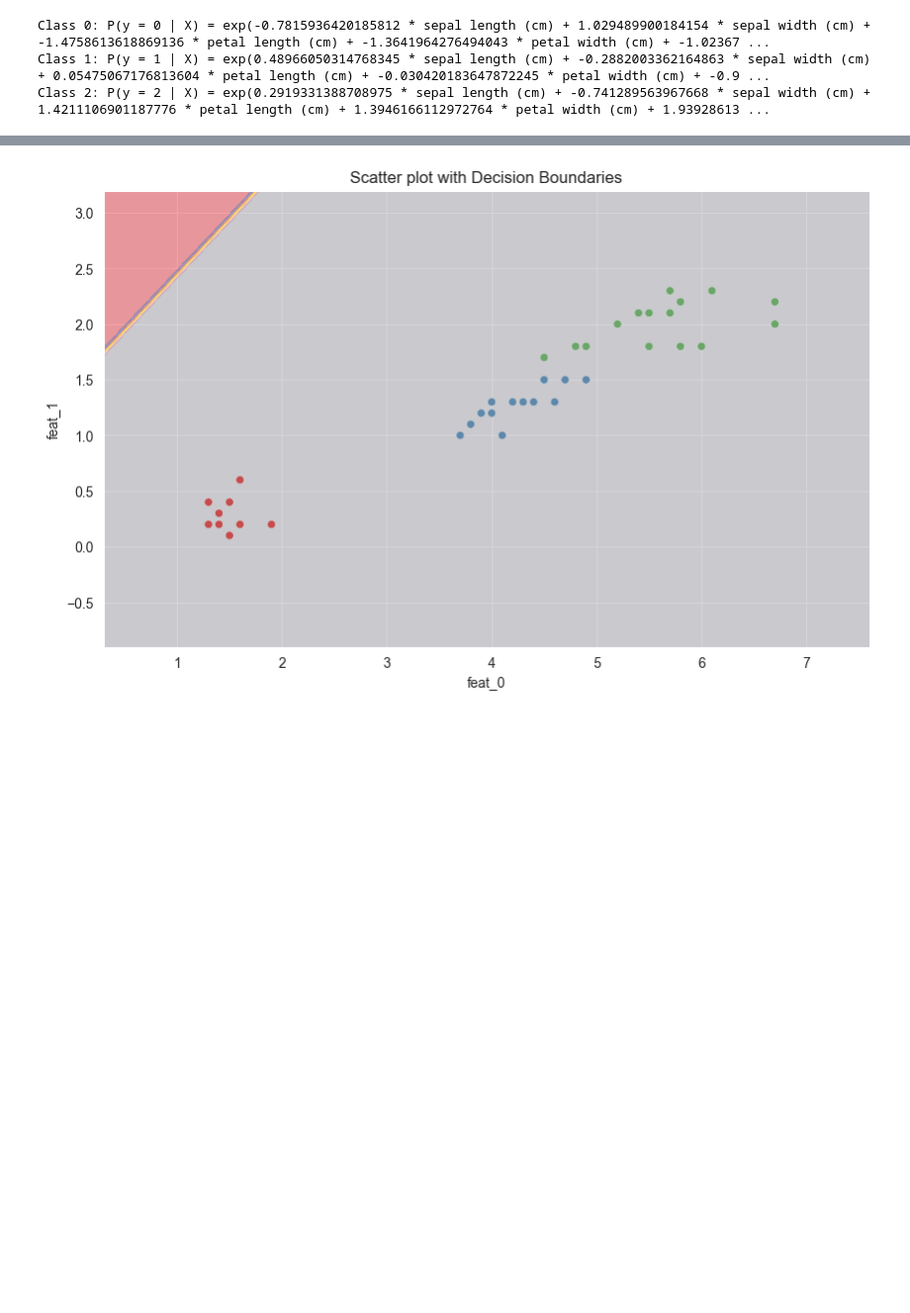
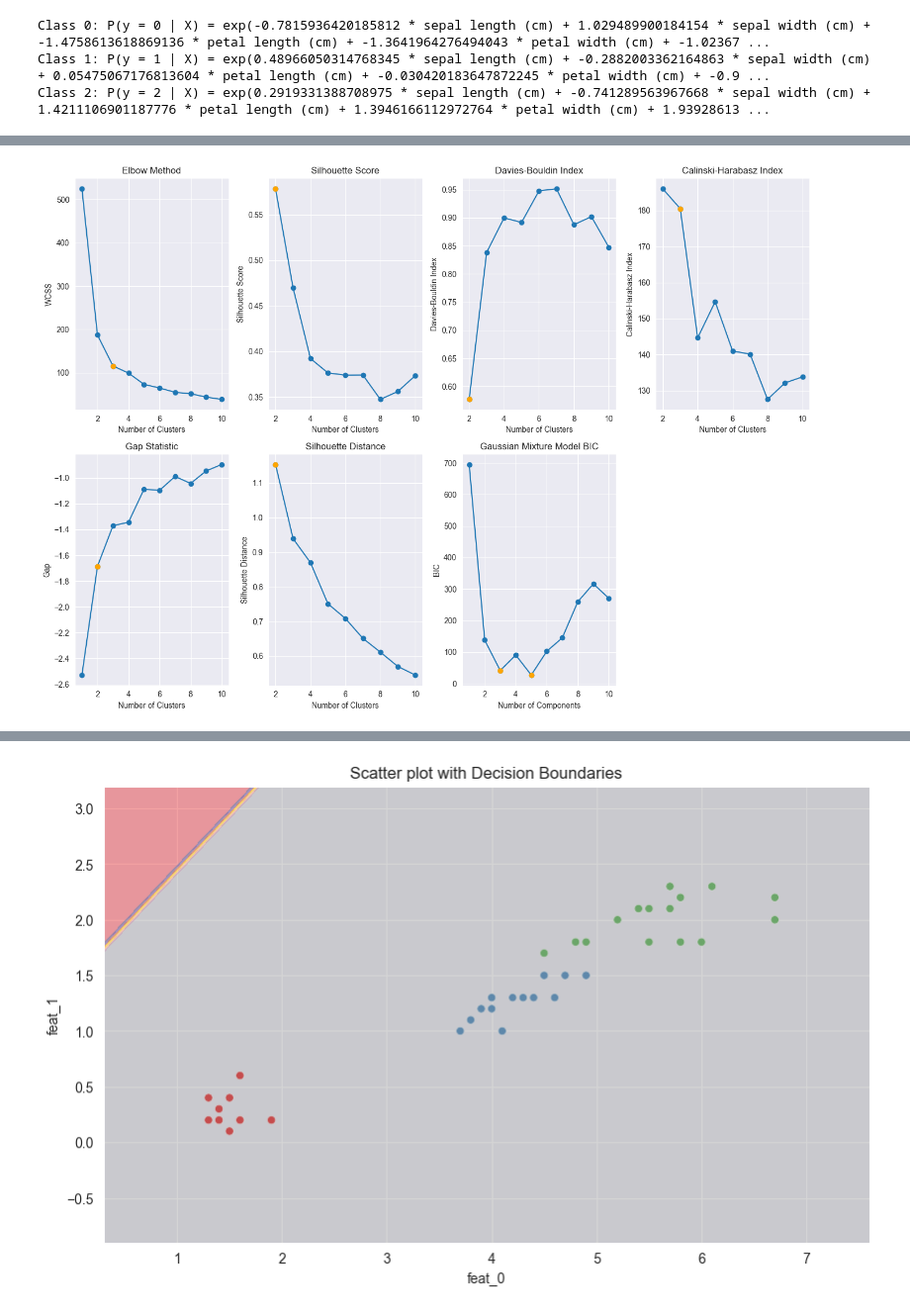
Before and after one commit to ShirsenduRyo/The_Basics, a Jupyter notebook: 1.2 Logistic Regression.ipynb, the cells around one changed output, grey strips where cells are left out. Shown at 99% size. Cells and saved outputs as stored; diff of their text form; code cells hidden in the pictures; blank space fills up the shorter version.

Commit message:
Ideal Clusters

```diff
--- a/1.2 Logistic Regression.ipynb
+++ b/1.2 Logistic Regression.ipynb
@@ -329,0 +416,13 @@ Class 2: P(y = 2 | X) = exp(0.2919331388708975 * sepal length (cm) + -0.74128956
+# %%
+data = X_train
+
+evaluator = ClusteringEvaluator(data)
+
+
+elbow_clusters = evaluator.elbow_method()
+silhouette_clusters = evaluator.silhouette_score()
+davies_bouldin_clusters = evaluator.davies_bouldin_index()
+calinski_harabasz_clusters = evaluator.calinski_harabasz_index()
+gap_clusters = evaluator.gap_statistic()
+silhouette_distance_clusters = evaluator.silhouette_distance()
+gaussian_mixture_clusters = evaluator.gaussian_mixture_bic()
@@ -329,0 +431,81 @@ Class 2: P(y = 2 | X) = exp(0.2919331388708975 * sepal length (cm) + -0.74128956
+# %%
+# Plotting results
+plt.figure(figsize=(14, 10))
+
+plt.subplot(2, 4, 1)
+plt.plot(range(1, 11), elbow_clusters, marker='o')
+
+# Where It Makes an Elbow
+plt.scatter(3, elbow_clusters[2], color='orange', zorder=5)
+
+plt.title('Elbow Method')
+plt.xlabel('Number of Clusters')
+plt.ylabel('WCSS')
+
+plt.subplot(2, 4, 2)
+plt.plot(range(2, 11), silhouette_clusters, marker='o')
+
+# Highest Silhoutte Score
+plt.scatter(2, silhouette_clusters[0], color='orange', zorder=5)
+plt.title('Silhouette Score')
+plt.xlabel('Number of Clusters')
+plt.ylabel('Silhouette Score')
+
+plt.subplot(2, 4, 3)
+plt.plot(range(2, 11), davies_bouldin_clusters, marker='o')
+
+#Highest Point
+plt.scatter(2, davies_bouldin_clusters[0], color='orange', zorder=5)
+plt.title('Davies-Bouldin Index')
+plt.xlabel('Number of Clusters')
+plt.ylabel('Davies-Bouldin Index')
+
+plt.subplot(2, 4, 4)
+plt.plot(range(2, 11), calinski_harabasz_clusters, marker='o')
+
+# Highest Pont
+plt.scatter(2, calinski_harabasz_clusters[0], color='orange', zorder=5)
+plt.title('Calinski-Harabasz Index')
+plt.xlabel('Number of Clusters')
+plt.ylabel('Calinski-Harabasz Index')
+
+plt.subplot(2, 4, 5)
+plt.plot(range(1, 11), gap_clusters, marker='o')
+
+# Biggest Gap
+plt.scatter(2, gap_clusters[1], color='orange', zorder=5)
+plt.title('Gap Statistic')
+plt.xlabel('Number of Clusters')
+plt.ylabel('Gap')
+
+plt.subplot(2, 4, 6)
+plt.plot(range(2, 11), silhouette_distance_clusters, marker='o')
+
+# Highest Distance
+plt.scatter(2, silhouette_distance_clusters[0], color='orange', zorder=5)
+plt.title('Silhouette Distance')
+plt.xlabel('Number of Clusters')
+plt.ylabel('Silhouette Distance')
+
+# Gaussian Mixture Model BIC
+plt.subplot(2, 4, 7)
+bics = []
+for i in range(1, 11):
+    gmm = GaussianMixture(n_components=i, random_state=42)
+    gmm.fit(data)
+    bic = gmm.bic(data)
+    bics.append(bic)
+plt.plot(range(1, 11), bics, marker='o')
+
+# Lowest BIC Value
+plt.scatter(3, bics[2], color='orange', zorder=5)
+plt.scatter(5, bics[4], color='orange', zorder=5)
+plt.title('Gaussian Mixture Model BIC')
+plt.xlabel('Number of Components')
+plt.ylabel('BIC')
+
+
+plt.tight_layout()
+plt.show()
+# %% [output]
+[figure, added]
```
Also changed, not shown: parts of 11 cells of this notebook.
